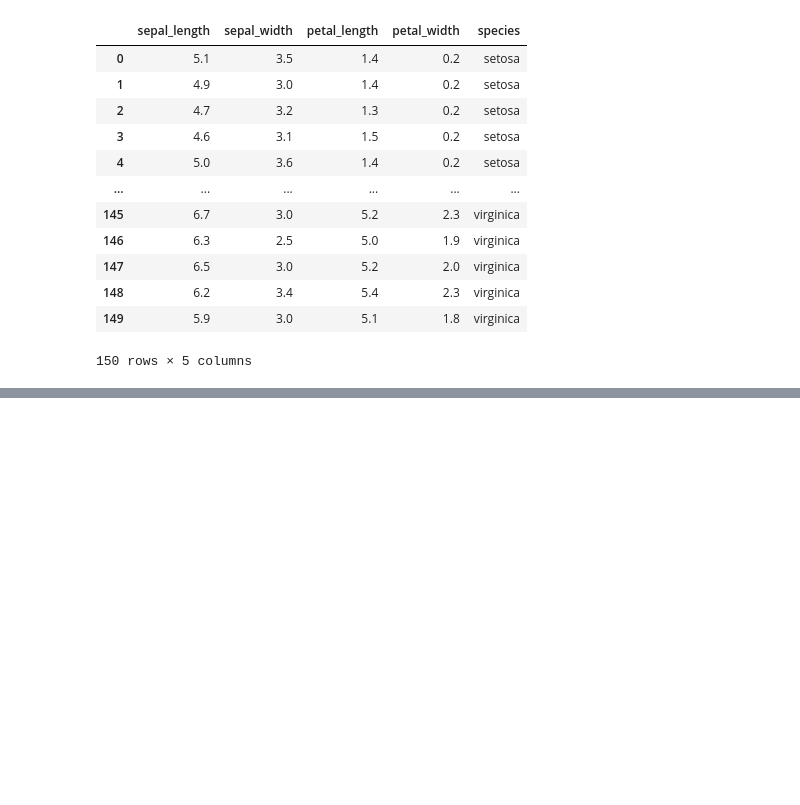
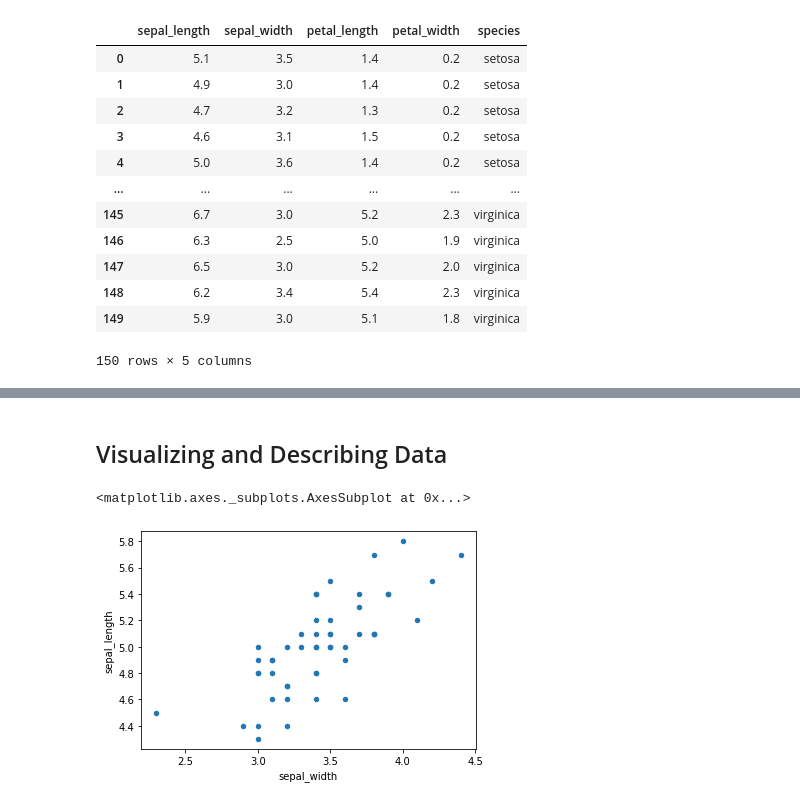
Before and after one commit to dscorzoni/my_pandas, a Jupyter notebook: python_statistics.ipynb, the cells around one changed output, grey strips where cells are left out. Saved outputs shown, nothing was run; the diff lists cells and outputs as text; code cells hidden in the pictures; blank space fills up the shorter version.

```diff
--- a/python_statistics.ipynb
+++ b/python_statistics.ipynb
@@ -27,0 +60,2 @@ iris
+# %%
+iris.set_index('species') # Changing the index
@@ -27,0 +77,4 @@ iris
+# %%
+# Multiple indexes
+iris['item'] = 1
+iris.set_index(['item','species'])
@@ -27,0 +136,7 @@ iris
+# %% [markdown]
+## Visualizing and Describing Data
+# %%
+iris[iris.species == 'setosa'].plot.scatter('sepal_width','sepal_length')
+# %% [output]
+<matplotlib.axes._subplots.AxesSubplot at 0x...>
+[figure, added]
```
Also changed, not shown: parts of 25 cells of this notebook.
